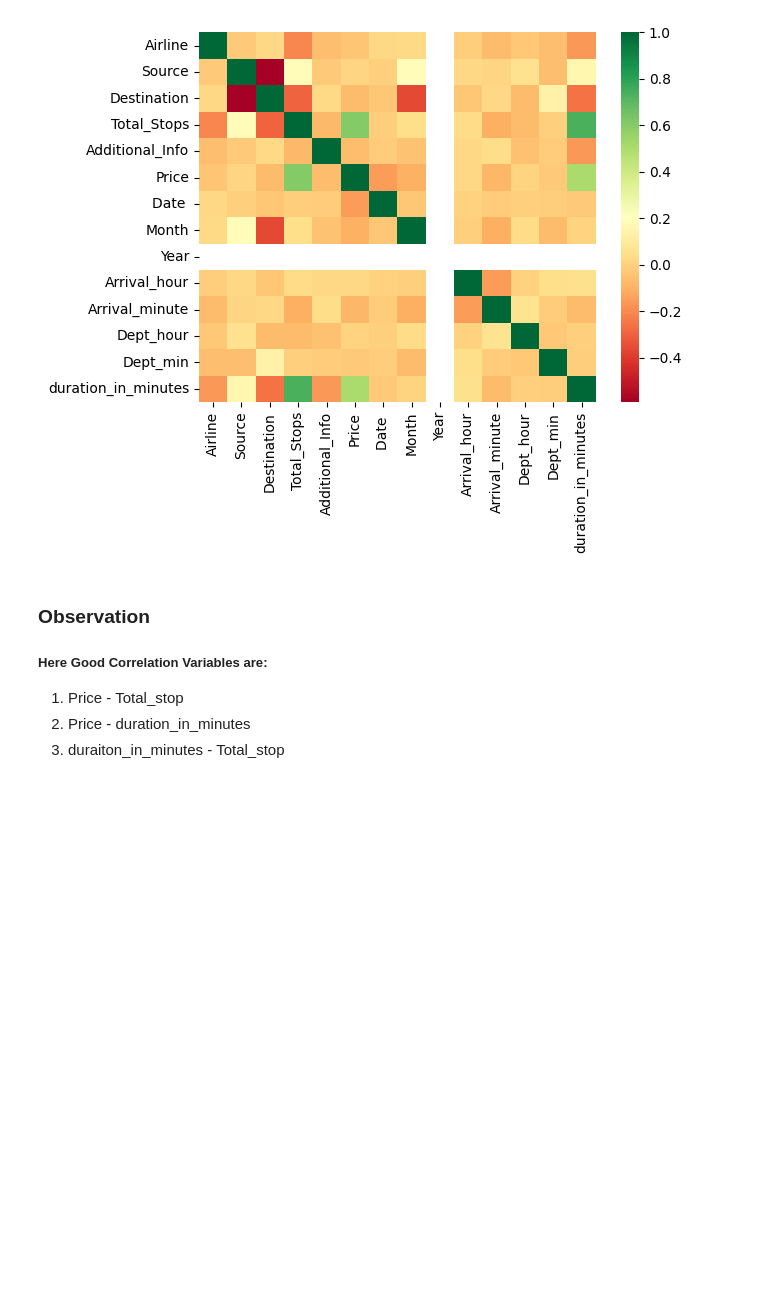
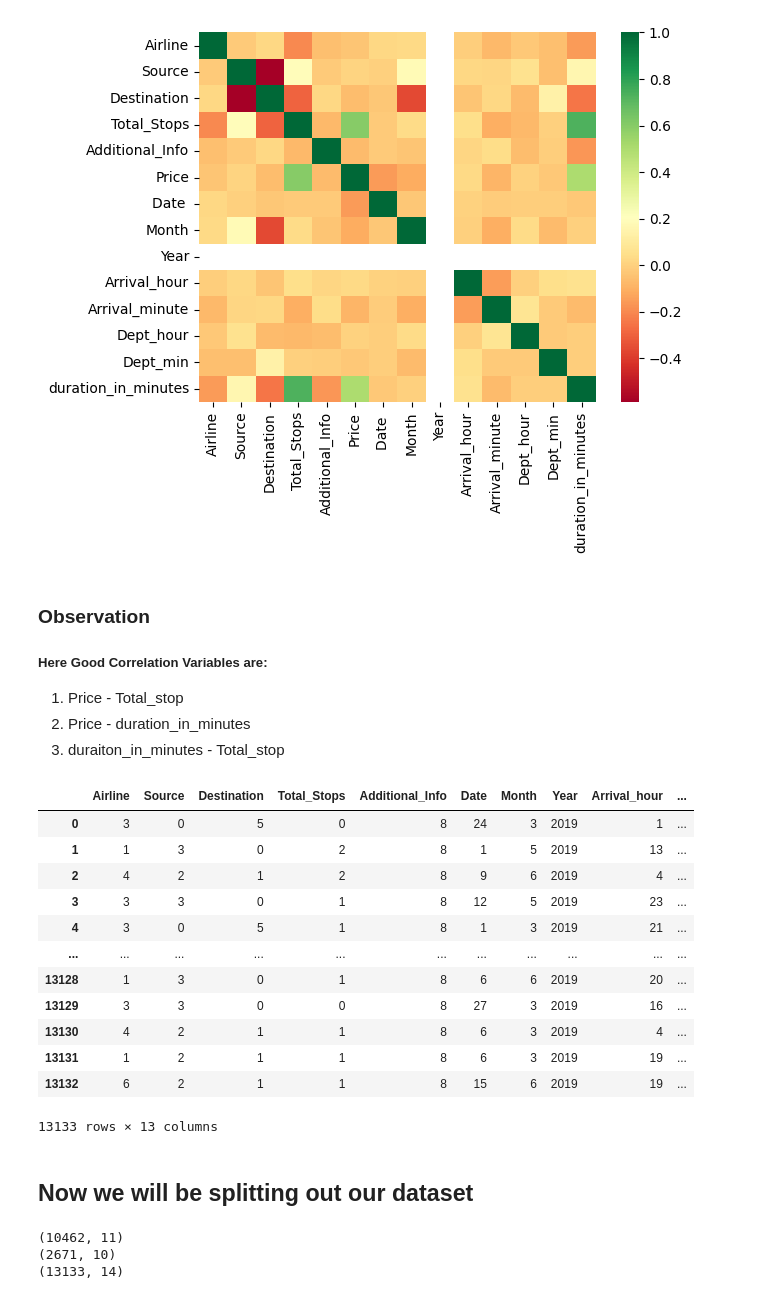
Before and after one commit to mhdnihas/Sample_Projects_DataScience, a Jupyter notebook: flight_prediction.ipynb, the cells around one changed output. Drawn from its saved outputs; the diff is of its cells as text; code cells hidden in the pictures; blank space fills up the shorter version.

```diff
--- a/flight_prediction.ipynb
+++ b/flight_prediction.ipynb
@@ -661,3 +711,35 @@ sns.heatmap(final_df.corr(),cmap="RdYlGn")
 1. Price - Total_stop
 2. Price - duration_in_minutes
 3. duraiton_in_minutes - Total_stop
+# %%
+data=final_df.drop(['Price'],axis=1)
+# %%
+train_categorical_data=data.select_dtypes(exclude=['int64','float','int32'])
+train_categorical_data
+train_numerical_data = data.select_dtypes(include=['int64', 'float','int32'])
+train_numerical_data
+# %% [output]
+|  | Airline | Source | Destination | Total_Stops | Additional_Info | Date | Month | Year | Arrival_hour | ... |
+| 0 | 3 | 0 | 5 | 0 | 8 | 24 | 3 | 2019 | 1 | ... |
+| 1 | 1 | 3 | 0 | 2 | 8 | 1 | 5 | 2019 | 13 | ... |
+| 2 | 4 | 2 | 1 | 2 | 8 | 9 | 6 | 2019 | 4 | ... |
+| 3 | 3 | 3 | 0 | 1 | 8 | 12 | 5 | 2019 | 23 | ... |
+| 4 | 3 | 0 | 5 | 1 | 8 | 1 | 3 | 2019 | 21 | ... |
+| ... | ... | ... | ... | ... | ... | ... | ... | ... | ... | ... |
+| 13128 | 1 | 3 | 0 | 1 | 8 | 6 | 6 | 2019 | 20 | ... |
+| 13129 | 3 | 3 | 0 | 0 | 8 | 27 | 3 | 2019 | 16 | ... |
+| 13130 | 4 | 2 | 1 | 1 | 8 | 6 | 3 | 2019 | 4 | ... |
+| 13131 | 1 | 2 | 1 | 1 | 8 | 6 | 3 | 2019 | 19 | ... |
+| 13132 | 6 | 2 | 1 | 1 | 8 | 15 | 6 | 2019 | 19 | ... |
+13133 rows × 13 columns
+# %% [markdown]
+## Now we will be splitting out our dataset
+# %%
+print(train_df.shape)
+print(test_df.shape)
+print(final_df.shape)
+## bellow 10462+2671=13133
+# %% [output]
+(10462, 11)
+(2671, 10)
+(13133, 14)
```
Also changed, not shown: parts of 27 cells of this notebook.
